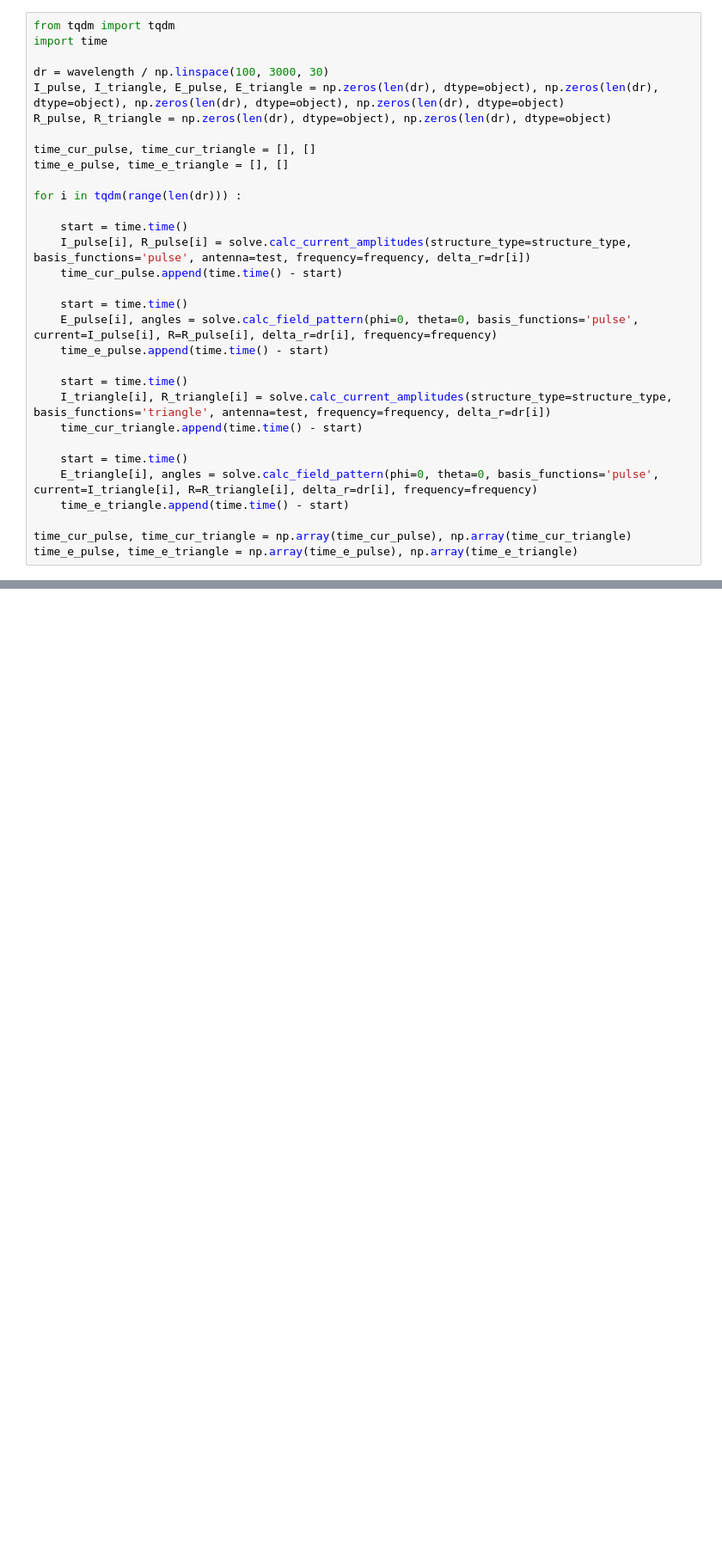
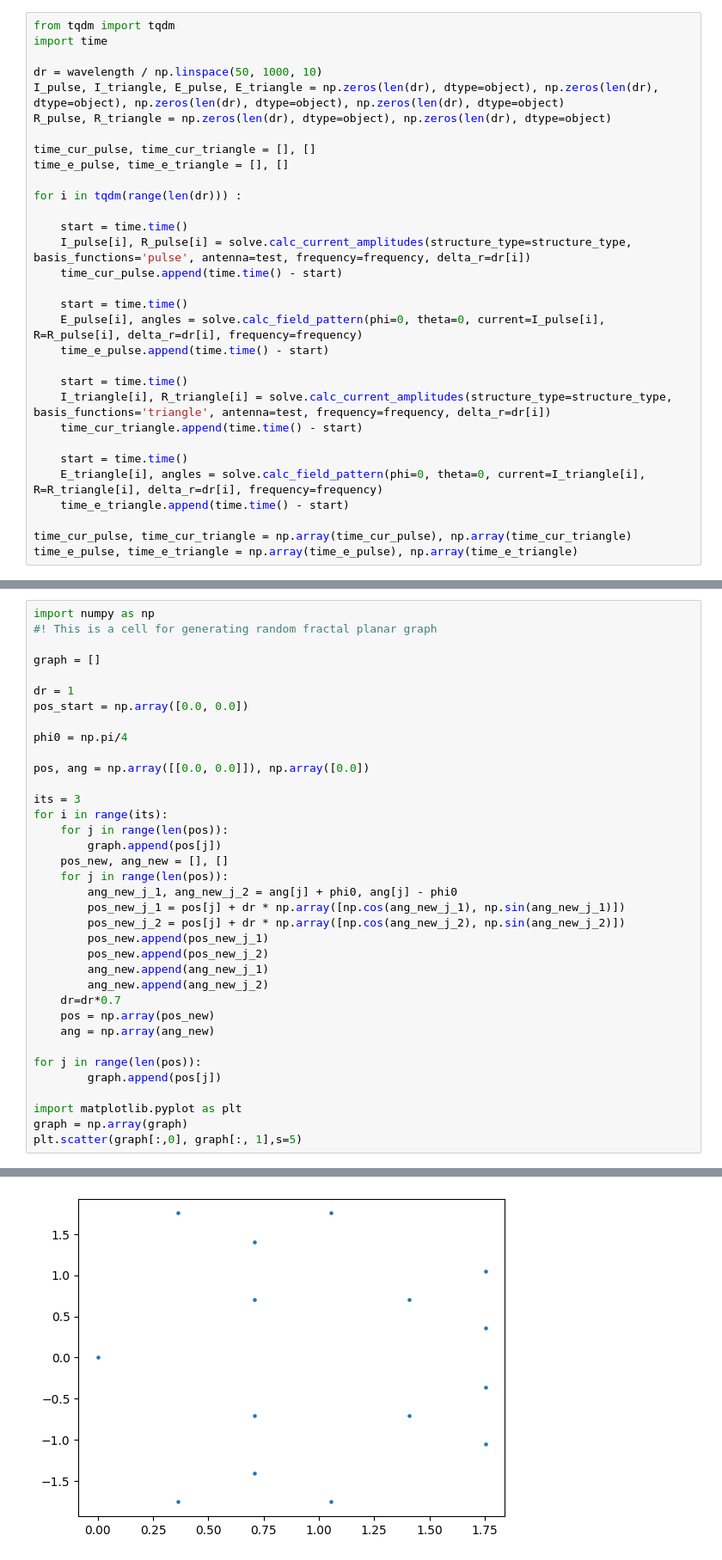
Before and after one commit to Sh4DowBurn/Method-of-Moments-for-antennas, a Jupyter notebook: TEST.ipynb, the cells around one changed output, grey strips where cells are left out. Shown at 86% size. Cells and saved outputs as stored; diff of their text form; blank space fills up the shorter version.

```diff
--- a/TEST.ipynb
+++ b/TEST.ipynb
@@ -27,7 +27,7 @@ test = yagi(pos, angle, lengths, source_position, radii)
 from tqdm import tqdm
 import time
 
-dr = wavelength / np.linspace(100, 3000, 30)
+dr = wavelength / np.linspace(50, 1000, 10)
 I_pulse, I_triangle, E_pulse, E_triangle = np.zeros(len(dr), dtype=object), np.zeros(len(dr), dtype=object), np.zeros(len(dr), dtype=object), np.zeros(len(dr), dtype=object)
 R_pulse, R_triangle = np.zeros(len(dr), dtype=object), np.zeros(len(dr), dtype=object)
 
@@ -41,7 +41,7 @@ for i in tqdm(range(len(dr))) :
     time_cur_pulse.append(time.time() - start)
 
     start = time.time()
-    E_pulse[i], angles = solve.calc_field_pattern(phi=0, theta=0, basis_functions='pulse', current=I_pulse[i], R=R_pulse[i], delta_r=dr[i], frequency=frequency)
+    E_pulse[i], angles = solve.calc_field_pattern(phi=0, theta=0, current=I_pulse[i], R=R_pulse[i], delta_r=dr[i], frequency=frequency)
     time_e_pulse.append(time.time() - start)
 
     start = time.time()
@@ -49,7 +49,7 @@ for i in tqdm(range(len(dr))) :
     time_cur_triangle.append(time.time() - start)
 
     start = time.time()
-    E_triangle[i], angles = solve.calc_field_pattern(phi=0, theta=0, basis_functions='pulse', current=I_triangle[i], R=R_triangle[i], delta_r=dr[i], frequency=frequency)
+    E_triangle[i], angles = solve.calc_field_pattern(phi=0, theta=0, current=I_triangle[i], R=R_triangle[i], delta_r=dr[i], frequency=frequency)
     time_e_triangle.append(time.time() - start)
 
 time_cur_pulse, time_cur_triangle = np.array(time_cur_pulse), np.array(time_cur_triangle)
@@ -92,0 +125,37 @@ plt.polar(angles, field_triangle, color = 'blue')
+# %%
+import numpy as np
+#! This is a cell for generating random fractal planar graph
+
+graph = []
+
+dr = 1
+pos_start = np.array([0.0, 0.0])
+
+phi0 = np.pi/4
+
+pos, ang = np.array([[0.0, 0.0]]), np.array([0.0])
+
+its = 3
+for i in range(its):
+    for j in range(len(pos)):
+        graph.append(pos[j])
+    pos_new, ang_new = [], []
+    for j in range(len(pos)):
+        ang_new_j_1, ang_new_j_2 = ang[j] + phi0, ang[j] - phi0
+        pos_new_j_1 = pos[j] + dr * np.array([np.cos(ang_new_j_1), np.sin(ang_new_j_1)])
+        pos_new_j_2 = pos[j] + dr * np.array([np.cos(ang_new_j_2), np.sin(ang_new_j_2)])
+        pos_new.append(pos_new_j_1)
+        pos_new.append(pos_new_j_2)
+        ang_new.append(ang_new_j_1)
+        ang_new.append(ang_new_j_2)
+    dr=dr*0.7
+    pos = np.array(pos_new)
+    ang = np.array(ang_new)
+
+for j in range(len(pos)):
+        graph.append(pos[j])
+
+import matplotlib.pyplot as plt
+graph = np.array(graph)
+plt.scatter(graph[:,0], graph[:, 1],s=5)
+# %% [output]
@@ -92,0 +163 @@ plt.polar(angles, field_triangle, color = 'blue')
+[figure, added]
```
Also changed, not shown: parts of 8 cells of this notebook, 3 other files.
